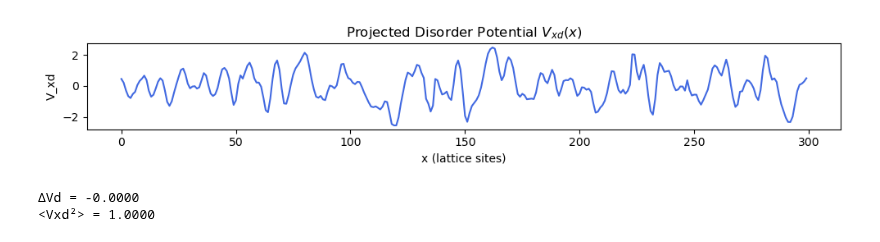
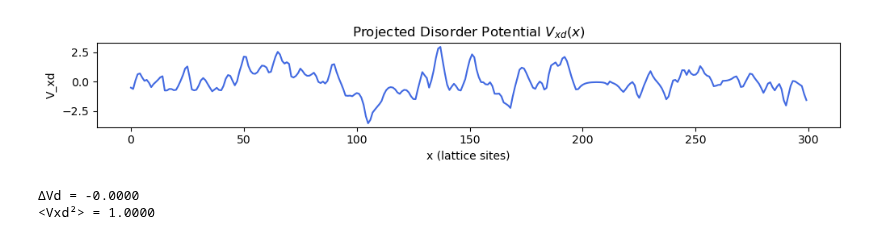
Before and after one commit to polianahp/Nonlocality-of-local-Andreev-conductances-as-a-probe-for-topological-Majorana-wires, a Jupyter notebook: disorder_testing.ipynb, the cells around one changed output. Drawn from its saved outputs; the diff is of its cells as text; code cells hidden in the pictures.

```diff
--- a/disorder_testing.ipynb
+++ b/disorder_testing.ipynb
@@ -189,27 +189,27 @@ Tdis = np.asarray([0.452874, 0.21002, -0.284492, -0.659038, -0.786086, -0.525799
 # %%
 # ======================================================================
 # 6. 1D projection: Vxd = sum_y Vdis(x, y) * Y0(y)
 # ======================================================================
 Y0 = np.ones(Ny)
-Vxd =  Tdis#np.array([np.dot(Vdis[ii, :], Y0) for ii in range(Nx)])
+Vxd =  np.array([np.dot(Vdis[ii, :], Y0) for ii in range(Nx)])
 #Vxd = Vxd/np.max(np.abs(Vxd))
 
 plt.figure(figsize=(10, 2))
-plt.plot(np.arange(Nx), Vxd, color='royalblue')
+plt.plot( Vxd, color='royalblue')
 plt.xlabel("x (lattice sites)")
 plt.ylabel("V_xd")
 plt.title("Projected Disorder Potential $V_{xd}(x)$")
 plt.gca().set_aspect('auto')
 plt.tight_layout()
 plt.show()
 
 # mean and variance
 DeltaVd = np.mean(Vxd)
 VarVd = np.mean(Vxd**2)
 print(f"ΔVd = {DeltaVd:.4f}")
 print(f"<Vxd²> = {VarVd:.4f}")
 # %% [output]
-[figure, old version]
+[figure, new version]
 ΔVd = -0.0000
 <Vxd²> = 1.0000
 # %%
```
Also changed, not shown: parts of 4 cells of this notebook, 5 other files.
